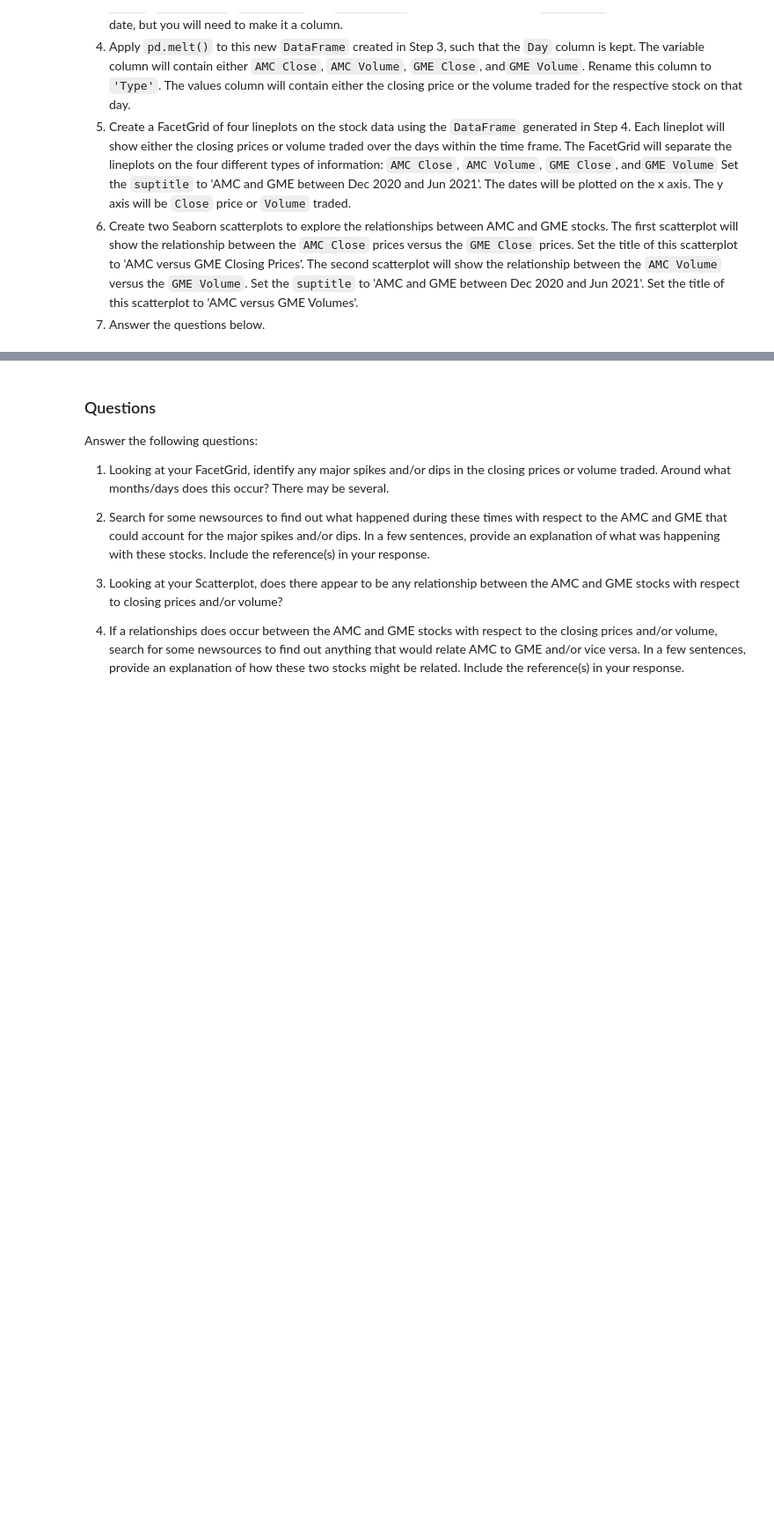
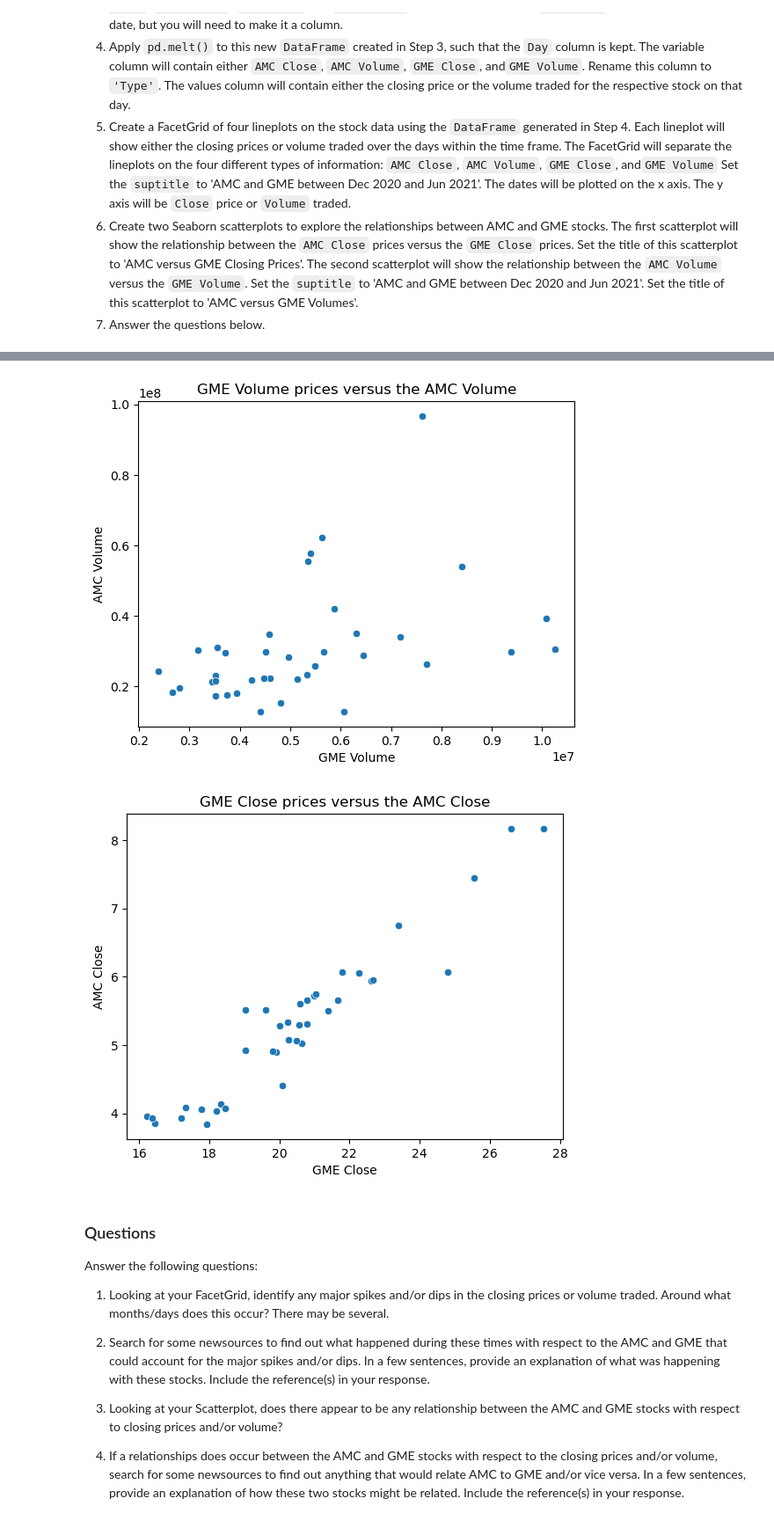
Before and after one commit to eriosta/analytics-viz, a Jupyter notebook: module2/lab2b.ipynb, the cells around one changed output, grey strips where cells are left out. Shown at 88% size. Saved outputs shown, nothing was run; the diff lists cells and outputs as text; code cells hidden in the pictures; blank space fills up the shorter version.

```diff
--- a/module2/lab2b.ipynb
+++ b/module2/lab2b.ipynb
@@ -41,3 +60,13 @@ df = yf.download( tickers=['AAPL','TSLA'], start='2020-03-01', \
+# %%
+# Scatterplot goes here
+sns.scatterplot(data=df2, x="GME Volume", y="AMC Volume").set(title='GME Volume prices versus the AMC Volume')
+plt.show()
+
+sns.scatterplot(data=df2, x="GME Close", y="AMC Close").set(title='GME Close prices versus the AMC Close')
+plt.show()
+# %% [output]
+[figure, added]
+[figure, added]
 # %% [markdown]
 ### Questions
 
```
Also changed, not shown: parts of 5 cells of this notebook, 2 other files.
